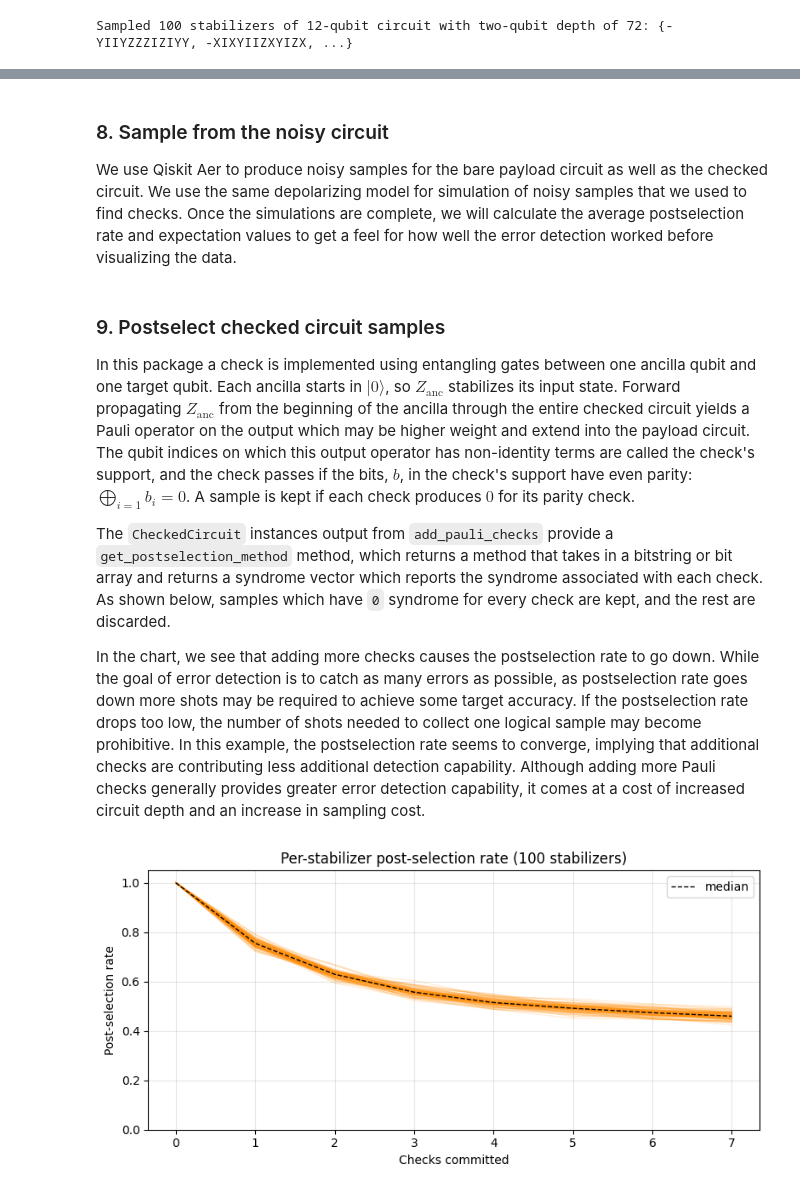
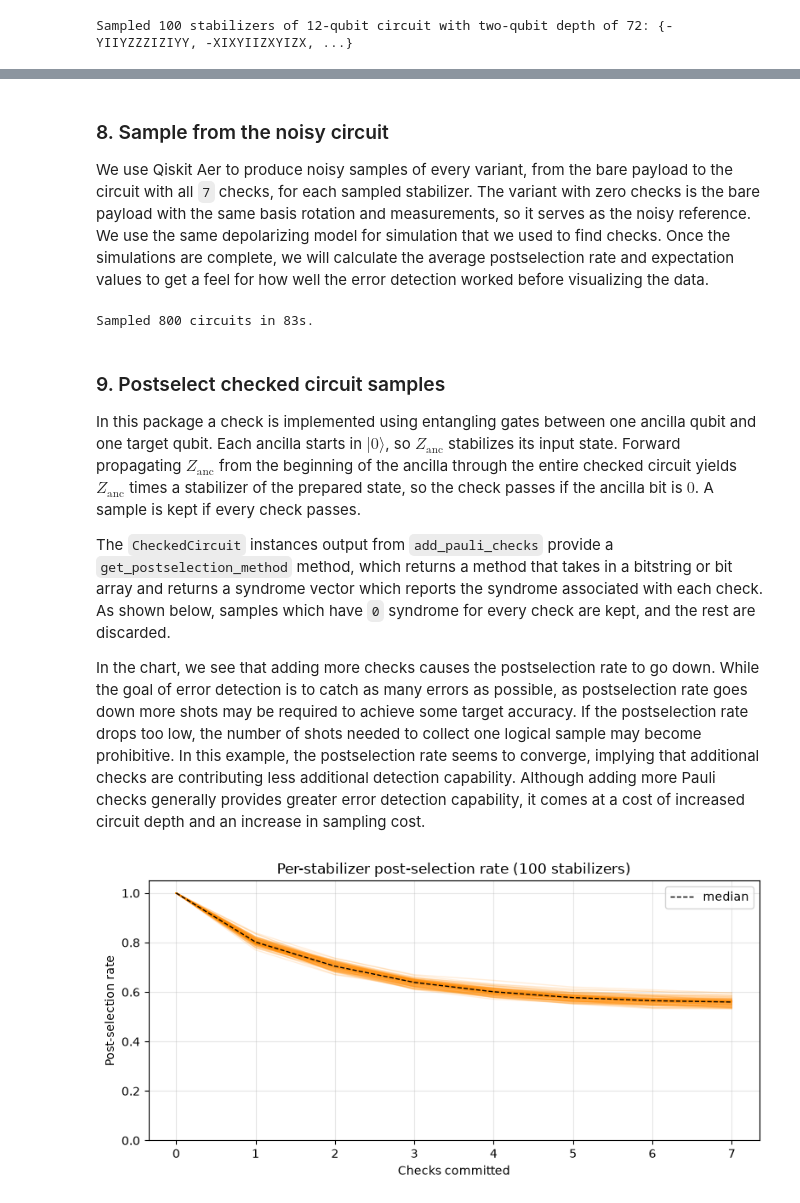
Before and after one commit to Asterisk-Hunter/qiskit-paulice, a Jupyter notebook: docs/guides/low_overhead_error_detection_using_spacetime_codes.ipynb, the cells around one changed output, grey strips where cells are left out. Saved outputs shown, nothing was run; the diff lists cells and outputs as text; code cells hidden in the pictures.

```diff
--- a/docs/guides/low_overhead_error_detection_using_spacetime_codes.ipynb
+++ b/docs/guides/low_overhead_error_detection_using_spacetime_codes.ipynb
@@ -49,6 +49,5 @@ seed = 1764
 rng = np.random.default_rng(seed)
 np.random.seed(seed)
 circuit = random_clifford_circuit(num_qubits, depth, rng)
-circuit.measure_all()
 circuit.draw("mpl", fold=-1, scale=0.6)
 # %% [output]
@@ -109,7 +108,11 @@ Now that we know how the circuit will be laid out on the QPU, we can model how t
 # %%
+from dataclasses import replace
+
 from qiskit_paulice.noise_models import NoiseModel
 
-# Model the gate and readout noise as a uniform depolarizing channel based on backend benchmark data
-noise_model = NoiseModel.from_backend(backend, layout, uniform_gate_noise=True)
+# Model the gate noise as a uniform depolarizing channel based on backend benchmark data
+noise_model = replace(
+    NoiseModel.from_backend(backend, layout, uniform_gate_noise=True), readout_noise=None
+)
 print(noise_model)
 # %% [output]
@@ -173,14 +177,13 @@ from qiskit.quantum_info import Clifford, Pauli, PauliList
 
 num_stabilizers = 100
 num_shots = 1_000
-num_checks = 7
+num_checks = len(target_qubits)
 depth = 72
 
 circuit = random_clifford_circuit(num_qubits, depth, rng)
 # Create all 2^N stabilizers
-circ_no_meas = circuit.remove_final_measurements(inplace=False)
 stabilizers = PauliList([Pauli("I" * num_qubits)])
-for generator in (Pauli(label) for label in Clifford(circ_no_meas).to_labels(mode="S")):
+for generator in (Pauli(label) for label in Clifford(circuit).to_labels(mode="S")):
     stabilizers = stabilizers + stabilizers.compose(generator)
 
 # Choose some random stabilizers from the set
@@ -257,40 +251,35 @@ On average, 2-qubit depth increased from 72 to 87 when adding 7 checks.
 # %% [markdown]
 ### 8. Sample from the noisy circuit
 
-We use Qiskit Aer to produce noisy samples for the bare payload circuit as well as the checked circuit. We use the same depolarizing model for simulation of noisy samples that we used to find checks. Once the simulations are complete, we will calculate the average postselection rate and expectation values to get a feel for how well the error detection worked before visualizing the data.
+We use Qiskit Aer to produce noisy samples of every variant, from the bare payload to the circuit with all ``7`` checks, for each sampled stabilizer. The variant with zero checks is the bare payload with the same basis rotation and measurements, so it serves as the noisy reference. We use the same depolarizing model for simulation that we used to find checks. Once the simulations are complete, we will calculate the average postselection rate and expectation values to get a feel for how well the error detection worked before visualizing the data.
 # %%
 from qiskit_aer import AerSimulator
 from qiskit_aer.noise import NoiseModel as AerNoiseModel
-from qiskit_aer.noise import ReadoutError, depolarizing_error
+from qiskit_aer.noise import depolarizing_error
 
-# Create a noisy simulator with the same info we used in the noise model for check picking
+# Create a noisy simulator with the same gate noise we used to find the checks
 aer_nm = AerNoiseModel()
 aer_nm.add_all_qubit_quantum_error(depolarizing_error(noise_model.gate_noise, 2), ["cz"])
-p = noise_model.readout_noise
-aer_nm.add_all_qubit_readout_error(ReadoutError([[1 - p, p], [p, 1 - p]]))
 noisy_sim = AerSimulator(method="stabilizer", noise_model=aer_nm)
 
-counts = []
+# counts[i][k]: noisy counts for stabilizer i measured on the variant with k checks
 t0 = time.time()
-for i, checked_circ_result in enumerate(tqdm(checked_circuits)):
-    noisy_counts = (
-        noisy_sim.run(noisy_circuits[i], shots=num_shots, seed_simulator=seed * i + 1)
+counts = [
+    [
+        noisy_sim.run(ck.circuit, shots=num_shots, seed_simulator=seed * i + 1 + k)
         .result()
         .get_counts()
-    )
-    checked_counts_per_variant = []
-    for k, ck in enumerate(checked_circ_result):
-        cnts = (
-            noisy_sim.run(ck.circuit, shots=num_shots, seed_simulator=seed * i + 2 + k)
-            .result()
-            .get_counts()
-        )
-        checked_counts_per_variant.append(cnts)
-    counts.append((noisy_counts, checked_counts_per_variant))
+        for k, ck in enumerate(variants)
+    ]
+    for i, variants in enumerate(checked_circuits)
+]
+print(f"Sampled {len(checked_circuits) * len(checked)} circuits in {time.time() - t0:.0f}s.")
+# %% [output]
+Sampled 800 circuits in 83s.
 # %% [markdown]
 ### 9. Postselect checked circuit samples
 
-In this package a check is implemented using entangling gates between one ancilla qubit and one target qubit. Each ancilla starts in $|0\rangle$, so $Z_\text{anc}$ stabilizes its input state. Forward propagating $Z_\text{anc}$ from the beginning of the ancilla through the entire checked circuit yields a Pauli operator on the output which may be higher weight and extend into the payload circuit. The qubit indices on which this output operator has non-identity terms are called the check's support, and the check passes if the bits, $b$, in the check's support have even parity: $\bigoplus_{i=1} b_i = 0$. A sample is kept if each check produces $0$ for its parity check.
+In this package a check is implemented using entangling gates between one ancilla qubit and one target qubit. Each ancilla starts in $|0\rangle$, so $Z_\text{anc}$ stabilizes its input state. Forward propagating $Z_\text{anc}$ from the beginning of the ancilla through the entire checked circuit yields $Z_\text{anc}$ times a stabilizer of the prepared state, so the check passes if the ancilla bit is $0$. A sample is kept if every check passes.
 
 The ``CheckedCircuit`` instances output from ``add_pauli_checks`` provide a ``get_postselection_method`` method, which returns a method that takes in a bitstring or bit array and returns a syndrome vector which reports the syndrome associated with each check. As shown below, samples which have ``0`` syndrome for every check are kept, and the rest are discarded.
 
@@ -298,46 +287,41 @@ In the chart, we see that adding more checks causes the postselection rate to go
 # %%
 psr_per_variant = []
 kept_per_stab = []
-for i, (_, checked_counts_per_variant) in enumerate(counts):
+for variants, counts_per_variant in zip(checked_circuits, counts, strict=True):
     psrs = []
-    kept_at_num_checks = None
-    for k, cnts in enumerate(checked_counts_per_variant):
-        ps_fn = checked_circuits[i][k].get_postselection_method()
+    for ck, cnts in zip(variants, counts_per_variant, strict=True):
+        ps_fn = ck.get_postselection_method()
         kept = {bs: n for bs, n in cnts.items() if not ps_fn(bs).any()}
         psrs.append(sum(kept.values()) / num_shots)
-        if k == num_checks:
-            kept_at_num_checks = kept
     psr_per_variant.append(psrs)
-    kept_per_stab.append(kept_at_num_checks)
+    # Samples of the fully checked variant that passed every check
+    kept_per_stab.append(kept)
 
-max_len = max(len(s) for s in psr_per_variant)
-psrs_arr = np.full((len(psr_per_variant), max_len), np.nan)
-for i, s in enumerate(psr_per_variant):
-    psrs_arr[i, : len(s)] = s
-ks = np.arange(max_len)
+psrs_arr = np.array(psr_per_variant)
+ks = np.arange(psrs_arr.shape[1])
 
 fig, ax = plt.subplots(figsize=(8, 4))
 ax.plot(ks, psrs_arr.T, color="darkorange", alpha=0.15, linewidth=1)
 ax.plot(
     ks,
-    np.nanmedian(psrs_arr, axis=0),
+    np.median(psrs_arr, axis=0),
     color="black",
     linewidth=1,
     linestyle="--",
     label="median",
 )
 ax.set(
     xlabel="Checks committed",
     ylabel="Post-selection rate",
     ylim=(0, 1.05),
     title=f"Per-stabilizer post-selection rate ({len(psrs_arr)} stabilizers)",
 )
 ax.legend()
 ax.grid(True, alpha=0.3)
 plt.tight_layout()
 plt.show()
 # %% [output]
-[figure, old version]
+[figure, new version]
 # %% [markdown]
 ### 10. Compare fidelities of original and postselected noisy states
 
```
Also changed, not shown: parts of 13 cells of this notebook, 17 other files.
